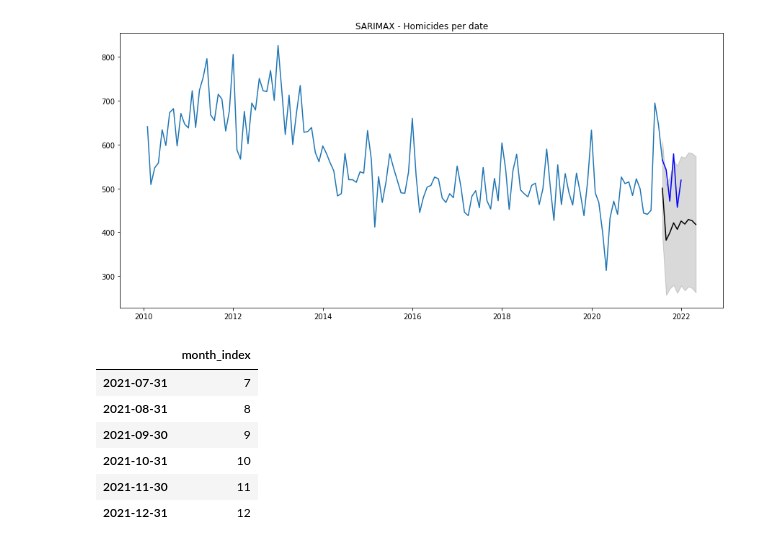
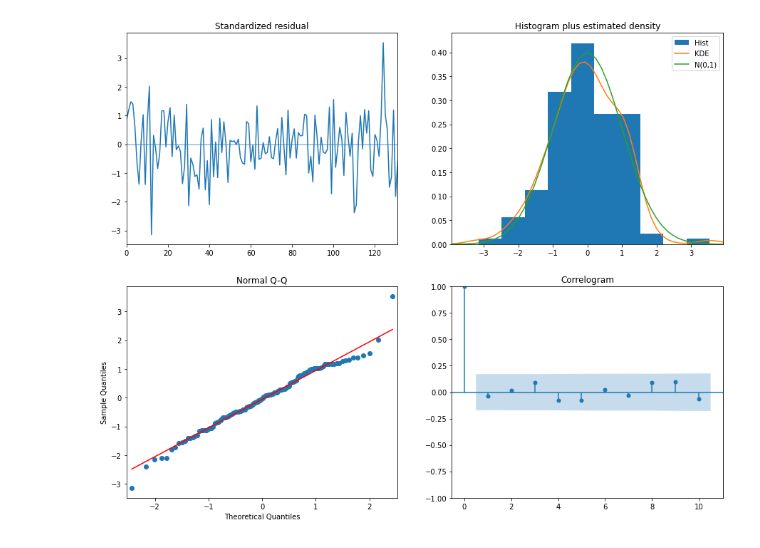
Before and after one commit to Carl0pez/Proyecto-DS4A, a Jupyter notebook: Training.ipynb, the cells around one changed output. Saved outputs shown, nothing was run; the diff lists cells and outputs as text; code cells hidden in the pictures.

```diff
--- a/Training.ipynb
+++ b/Training.ipynb
@@ -195,42 +118,0 @@ Total fit time: 429.733 seconds
-# %%
-def sarimax_forecast(SARIMAX_model, periods):
-    # Forecast
-    n_periods = periods
-
-    forecast_df = pd.DataFrame({"month_index":pd.date_range(train.index[-1],
-                                periods = n_periods,
-                                freq='W').week},
-                                index = pd.date_range(train.index[-1],
-                                        periods = n_periods,
-                                        freq='W'))
-
-    fitted, confint = SARIMAX_model.predict(n_periods=n_periods,
-                                            return_conf_int=True,
-                                            exogenous=forecast_df[['month_index']],
-                                            dynamic=True)
-
-    index_of_fc = pd.date_range(train.index[-1], periods = n_periods, freq='W')
-
-    # make series for plotting purpose
-    fitted_series = pd.Series(fitted, index=index_of_fc)
-    lower_series = pd.Series(confint[:, 0], index=index_of_fc)
-    upper_series = pd.Series(confint[:, 1], index=index_of_fc)
-
-
-
-    # Plot
-    plt.figure(figsize=(15,7))
-    plt.plot(train["total"], color='#1f76b4')
-    plt.plot(fitted_series, color='black')
-    plt.plot(test["total"], color='blue')
-    plt.fill_between(lower_series.index,
-                    lower_series,
-                    upper_series,
-                    color='k', alpha=.15)
-
-    plt.title("SARIMAX - Homicides per date")
-    plt.show()
-
-sarimax_forecast(SARIMAX_model,10)
-# %% [output]
-[figure, removed]
@@ -291,17 +119,5 @@ forecast_df
-# %%
-n_periods=6
-forecast_df = pd.DataFrame({"month_index":pd.date_range(train.index[-1],
-                                periods = n_periods,
-                                freq='M').month},
-                                index = pd.date_range(train.index[-1],
-                                        periods = n_periods,
-                                        freq='M'))
-forecast_df
-# %% [output]
-|  | month_index |
-| 2021-07-31 | 7 |
-| 2021-08-31 | 8 |
-| 2021-09-30 | 9 |
-| 2021-10-31 | 10 |
-| 2021-11-30 | 11 |
-| 2021-12-31 | 12 |
+# %%
+SARIMA_model.plot_diagnostics(figsize=(15,12))
+plt.show()
+# %% [output]
+[figure, added]
```
Also changed, not shown: parts of 25 cells of this notebook, 4 other files.
